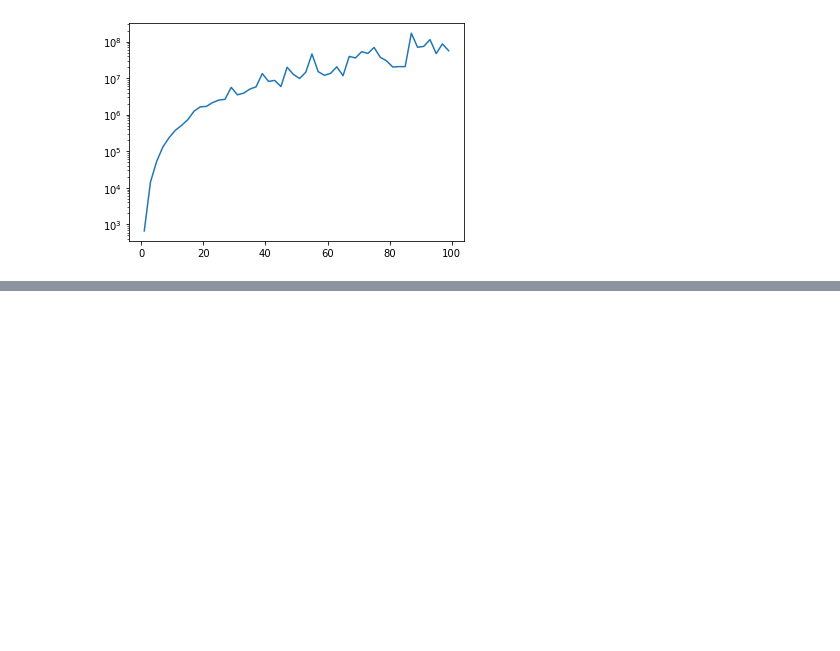
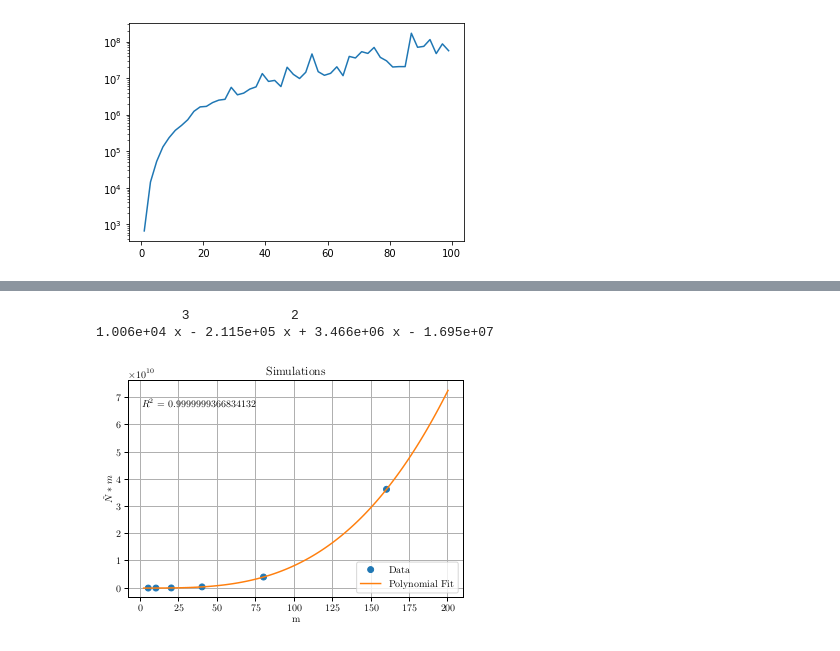
Before and after one commit to WoutervDijk/Thesis, a Jupyter notebook: notebooks/Cleaned_Notebook.ipynb, the cells around one changed output, grey strips where cells are left out. Drawn from its saved outputs; the diff is of its cells as text; code cells hidden in the pictures; blank space fills up the shorter version.

Commit message:
Finished time plots and tables!

```diff
--- a/notebooks/Cleaned_Notebook.ipynb
+++ b/notebooks/Cleaned_Notebook.ipynb
@@ -507,0 +530,12 @@ np.save("simulationsForTimeGraph", sims)
+# %%
+import pandas as pd
+# Create the table
+sims = np.load("simulationsTimeTableData.npy")
+data = sims[:, [0, 1, 3, 4, 5]]
+df = pd.DataFrame(np.round(data, 5), index=m_points, columns=["True price", "2nd-order", "Abs error", "N equivalent", "Seconds"])
+df["N equivalent"] = pd.to_numeric(df["N equivalent"], downcast="integer")
+df = df.rename_axis("m")
+df.columns.name = df.index.name
+df.index.name = None  # Makes m align with the column names
+print(df)
+df.to_latex("simulationsTimeTable.tex", escape=False, header=["True price", "2nd-order", "Abs error", r"$\tilde{N}$", "Seconds"])
@@ -507,0 +550,31 @@ np.save("simulationsForTimeGraph", sims)
+# %%
+# Draw a graph with computation time as number of draws
+computing_time = data[:, 3] * m_points
+popt = np.polyfit(m_points, computing_time, 3)
+polyEst = np.poly1d(popt)
+xx = np.linspace(2, 200, 100)
+import matplotlib.pyplot as plt
+import matplotlib
+matplotlib.use("pgf")
+matplotlib.rcParams.update({
+    "pgf.texsystem": "pdflatex",
+    'font.family': 'serif',
+    'text.usetex': True,
+    'pgf.rcfonts': False,
+})
+fig, ax = plt.subplots()
+ax.plot(m_points, computing_time, "o", label="Data")
+ax.plot(xx, polyEst(xx), label="Polynomial Fit")
+ax.grid()
+r_squared = 1 - np.sum((polyEst(m_points)-computing_time)**2)/np.sum((computing_time - np.mean(computing_time))**2)
+ax.text(0.04, 0.88, f"$R^2$ = {r_squared}", transform=plt.gca().transAxes)
+plt.legend(loc="lower right")
+ax.set_xlabel("m")
+ax.set_ylabel(r"$\tilde{N}*m$")
+ax.set_title("Simulations");
+plt.savefig("SimulationTimePlotAsDraws.pgf")
+print(polyEst)
+# %% [output]
+           3             2
+1.006e+04 x - 2.115e+05 x + 3.466e+06 x - 1.695e+07
+[figure, added]
```
Also changed, not shown: parts of 4 cells of this notebook.
